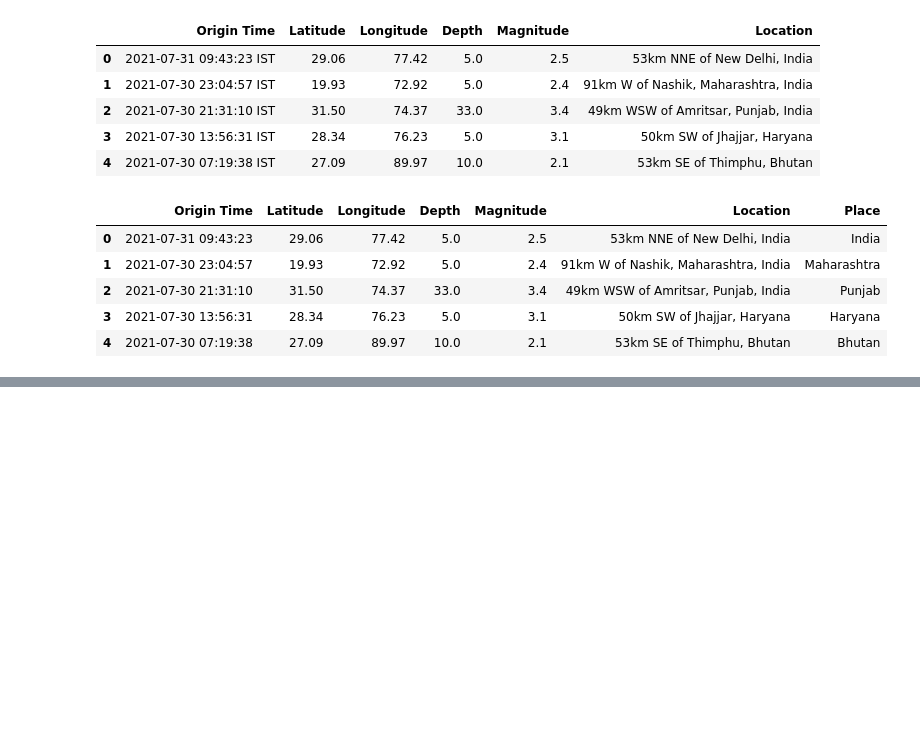
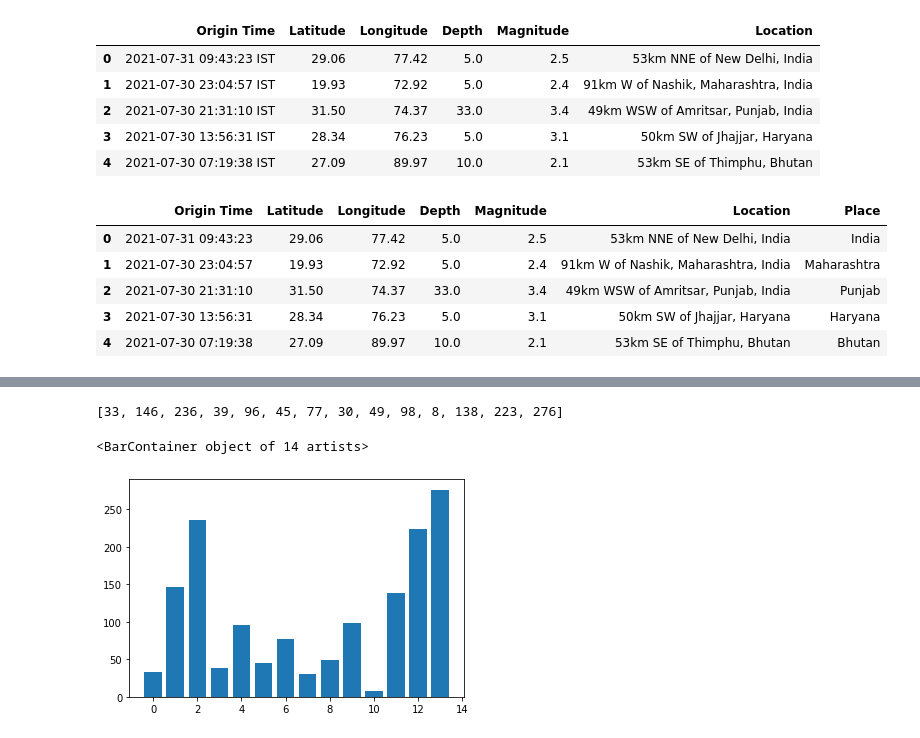
Before and after one commit to vishwaskotegar/Earthquake-Prediction, a Jupyter notebook: Visualisation.ipynb, the cells around one changed output, grey strips where cells are left out. Drawn from its saved outputs; the diff is of its cells as text; code cells hidden in the pictures; blank space fills up the shorter version.

```diff
--- a/Visualisation.ipynb
+++ b/Visualisation.ipynb
@@ -76,0 +141,8 @@ KeplerGl(data={'Indian Earthquake Visualization': {'index': [0, 1, 2, 3, 4, 5, 6
+# %%
+df['color'] = labels
+# df.sort_values("color")
+
+
+df = df.sort_values("color")
+
+# df
@@ -76,0 +151,25 @@ KeplerGl(data={'Indian Earthquake Visualization': {'index': [0, 1, 2, 3, 4, 5, 6
+# %%
+list = []
+freq = []
+sum = 0
+count = 0
+for i in range(1,len(df['color'])):
+    if(df.iloc[i][7] == df.iloc[i-1][7]):
+#         sum += df.iloc[i][4]
+        count += 1
+    else:
+#         sum += df.iloc[i][4]
+        count += 1
+#         list.append(sum/count)
+        freq.append(count)
+        sum = 0
+        count = 0
+# %%
+freq
+# %% [output]
+[33, 146, 236, 39, 96, 45, 77, 30, 49, 98, 8, 138, 223, 276]
+# %%
+plt.bar(range(len(freq)),freq)
+# %% [output]
+<BarContainer object of 14 artists>
+[figure, added]
```
Also changed, not shown: parts of 12 cells of this notebook, 2 other files.
